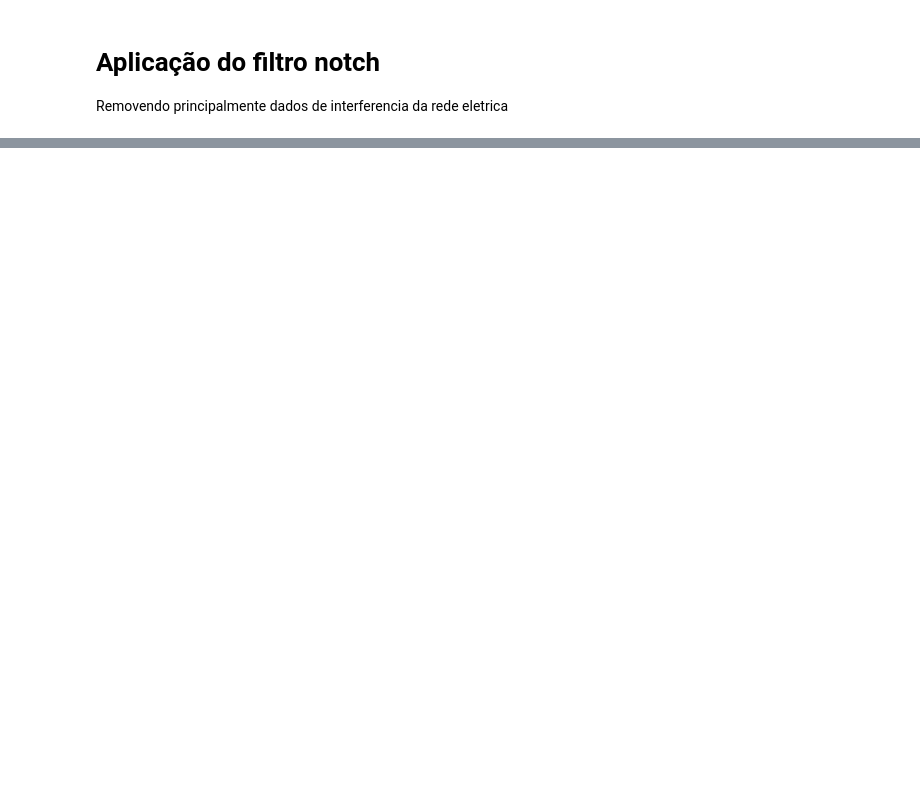
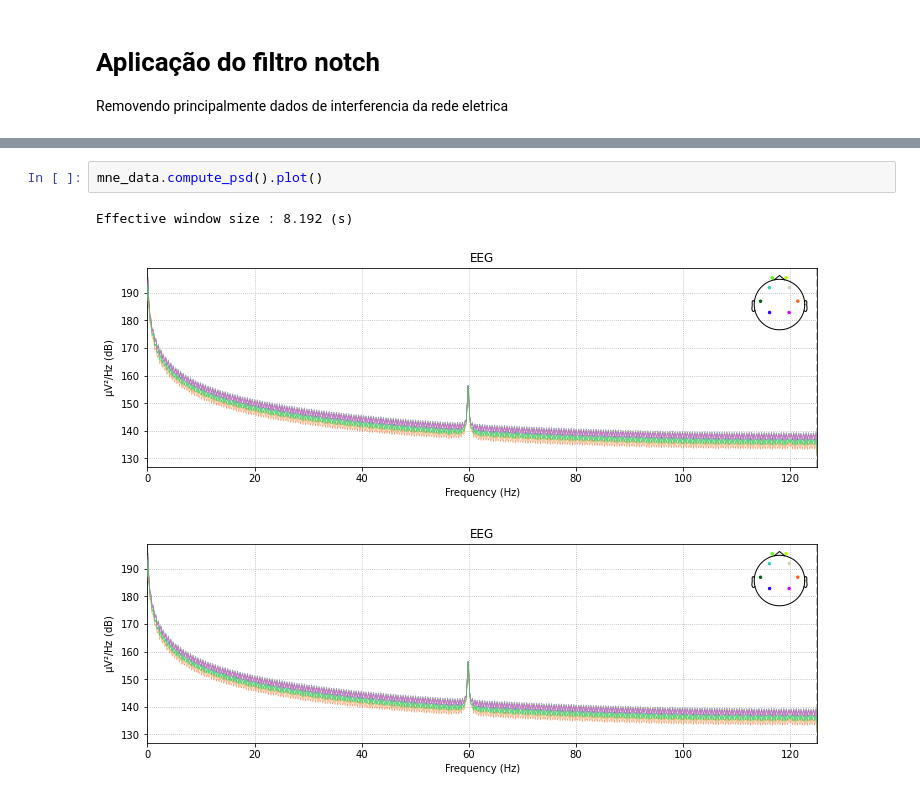
Before and after one commit to Thaynoanhit/Reconhecimento_De_Padroes, a Jupyter notebook: src/preprocessing.ipynb, the cells around one changed output, grey strips where cells are left out. Cells and saved outputs as stored; diff of their text form; blank space fills up the shorter version.

```diff
--- a/src/preprocessing.ipynb
+++ b/src/preprocessing.ipynb
@@ -139,3 +120,9 @@ Effective window size : 8.192 (s)
+# %%
+mne_data.compute_psd().plot()
+# %% [output]
+Effective window size : 8.192 (s)
+[figure, added]
+[figure, added]
 # %%
 mne_data_filtered = mne_data.copy()
 mne_data_filtered = mne_data_filtered.notch_filter(freqs=60)
```
Also changed, not shown: parts of 8 cells of this notebook, 4 other files.
